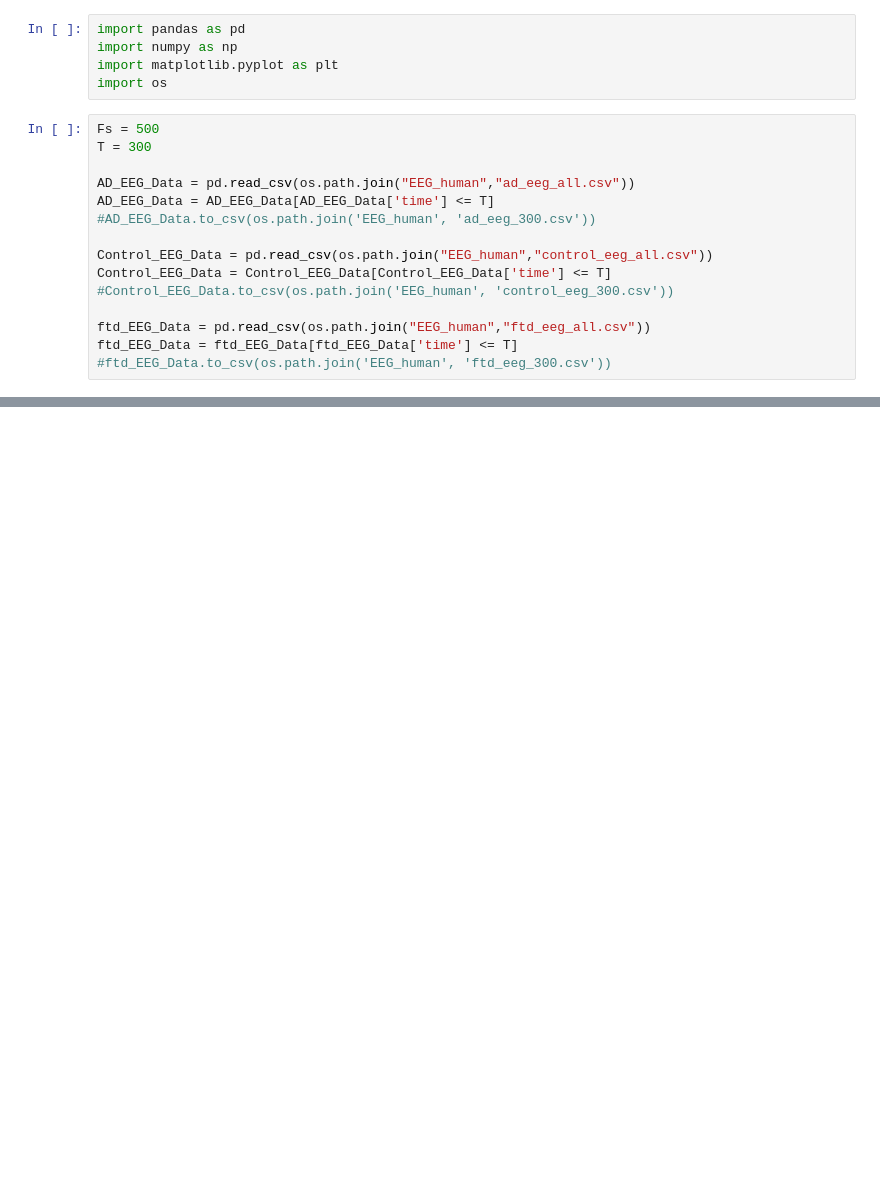
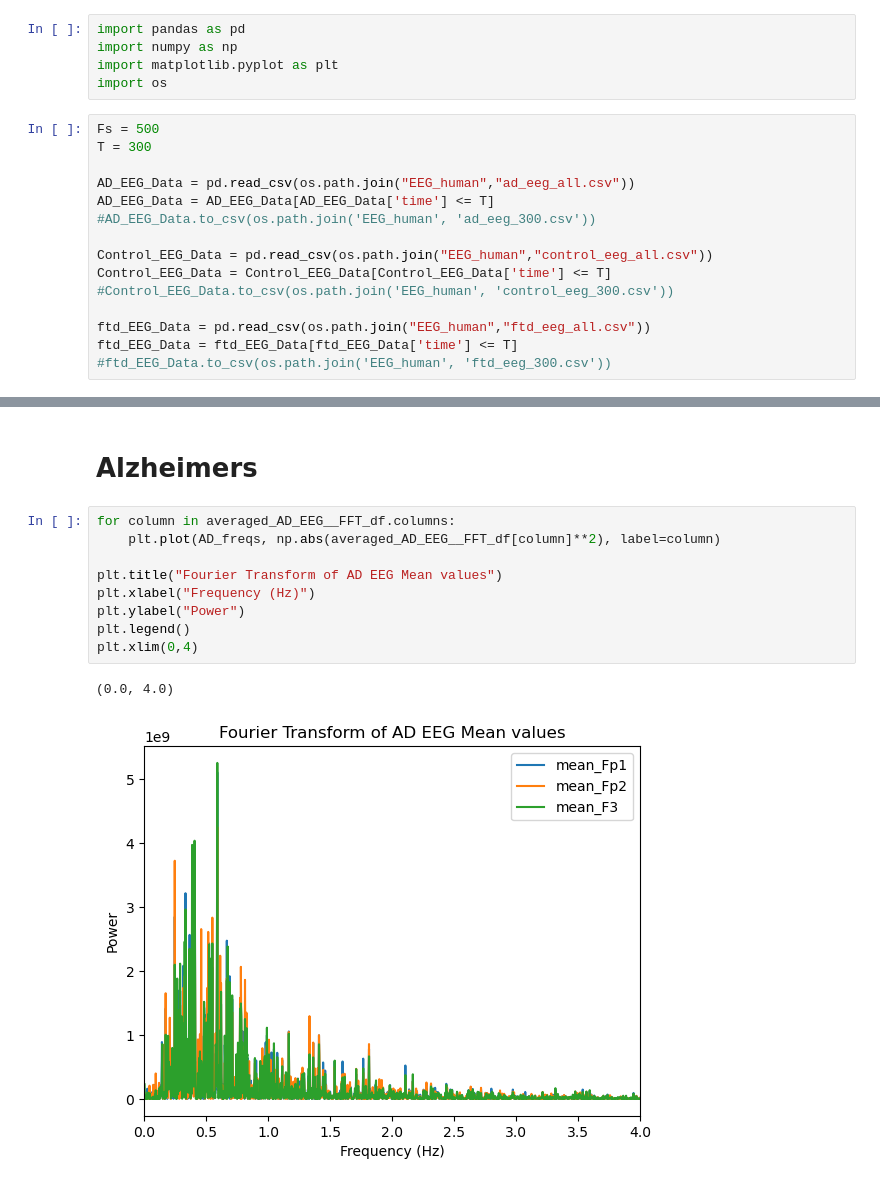
Before and after one commit to GarveyJLi/alzheimers-eeg-classification, a Jupyter notebook: full_data_fft.ipynb, the cells around one changed output, grey strips where cells are left out. Cells and saved outputs as stored; diff of their text form; blank space fills up the shorter version.

```diff
--- a/full_data_fft.ipynb
+++ b/full_data_fft.ipynb
@@ -37,0 +62,14 @@ AttributeError: 'DataFrame' object has no attribute 'real'
+# %% [markdown]
+# Alzheimers
+# %%
+for column in averaged_AD_EEG__FFT_df.columns:
+    plt.plot(AD_freqs, np.abs(averaged_AD_EEG__FFT_df[column]**2), label=column)
+
+plt.title("Fourier Transform of AD EEG Mean values")
+plt.xlabel("Frequency (Hz)")
+plt.ylabel("Power")
+plt.legend()
+plt.xlim(0,4)
+# %% [output]
+(0.0, 4.0)
+[figure, added]
```
Also changed, not shown: parts of 4 cells of this notebook.
